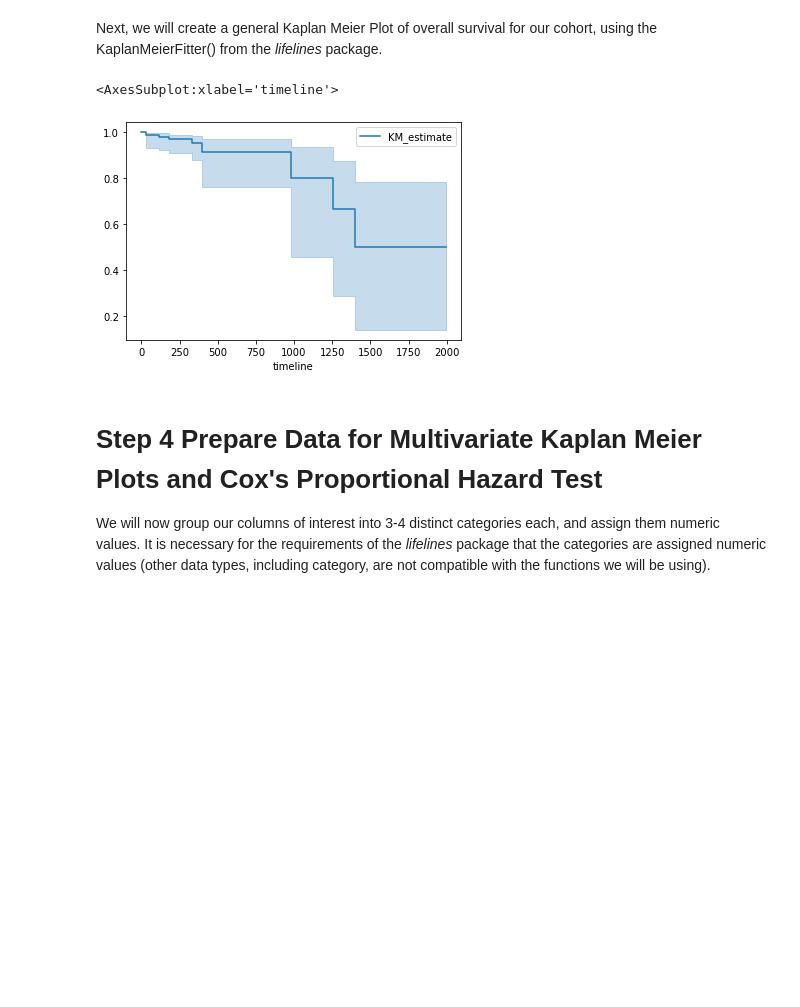
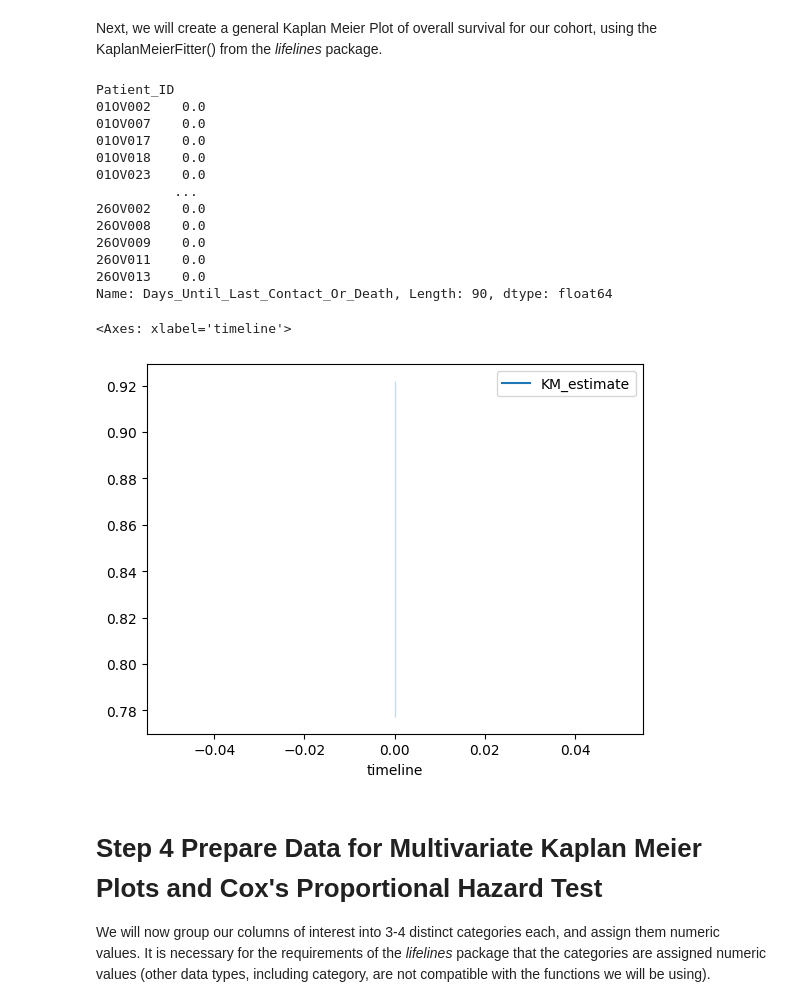
Before and after one commit to PayneLab/cptac, a Jupyter notebook: notebooks/usecase09_clinical_outcomes.ipynb, the cells around one changed output. Drawn from its saved outputs; the diff is of its cells as text; code cells hidden in the pictures; blank space fills up the shorter version.

```diff
--- a/notebooks/usecase09_clinical_outcomes.ipynb
+++ b/notebooks/usecase09_clinical_outcomes.ipynb
@@ -32,14 +32,11 @@ cols = list(clinical.columns)
 omics_genes = ['RAC2', 'PODXL']
 
 clinical_and_protein = ov.join_metadata_to_omics(metadata_name="clinical",
-                                                 metadata_source="awg",
+                                                 metadata_source="mssm",
                                                  metadata_cols=cols,
                                                  omics_name="proteomics",
-                                                 omics_source="awg",
+                                                 omics_source="umich",
                                                  omics_genes=omics_genes)
-
-clinical_and_protein = ut.reduce_multiindex(clinical_and_protein,
-                                            levels_to_drop="Database_ID")
 # %% [markdown]
 Next, we will rename the foreign key ("PPID" -> "Patient_ID") on the follow_up table to allow us to easily join that data with the dataframe of clinical and protein data
 # %%
@@ -64,14 +61,14 @@ clinical_and_protein
 # %%
 #Determine columns to focus on, and create a subset to work with
-columns_to_focus_on = ['Vital_Status',
-                       'Days_Between_Collection_And_Last_Contact',
-                       'Days_Between_Collection_And_Death',
-                       'Tumor_Stage_Ovary_FIGO']
+columns_to_focus_on = ['Survival status (1, dead; 0, alive)',
+                       'number_of_days_from_date_of_collection_to_date_of_last_contact',
+                       'number_of_days_from_date_of_collection_to_date_of_death',
+                       'tumor_stage_pathological']
 
 #This adds the protein data that we got from the clinical and proteomics join
 #so that it will be present in our subset of data to work with
 for i in range(len(omics_genes)):
-    omics_genes[i] += '_awg_proteomics'
+    omics_genes[i] += '_umich_proteomics'
     columns_to_focus_on.append(omics_genes[i])
 
 focus_group = clin_prot_follow[columns_to_focus_on].copy().drop_duplicates()
@@ -82,25 +79,38 @@ Kaplan Meier plots show us the probability of some event occuring over a given l
 We will start by finding all patients that have died during the follow-up period and update the column to contain boolean values, where True denotes that the event occurred ('Deceased'), and False denotes that it did not ('Living').  We will then combine the two columns containing timeframe data ('Days_Between_Collection_And_Last_Contact', and 'Days_Between_Collection_And_Death'), to help us with plotting survival curves. These steps are necessary to fit the requirements of the *lifelines* package.
 # %%
 #Make the Vital Status column boolean
-focus_group['Vital_Status'] = focus_group['Vital_Status'].replace('Living', False)
-focus_group['Vital_Status'] = focus_group['Vital_Status'].replace('Deceased', True)
-focus_group['Vital_Status'] = focus_group['Vital_Status'].astype('bool')
+focus_group['Survival status (1, dead; 0, alive)'] = focus_group['Survival status (1, dead; 0, alive)'].replace(0, False)
+focus_group['Survival status (1, dead; 0, alive)'] = focus_group['Survival status (1, dead; 0, alive)'].replace(1, True)
+focus_group['Survival status (1, dead; 0, alive)'] = focus_group['Survival status (1, dead; 0, alive)'].astype('bool')
 # %%
-cols = ['Days_Between_Collection_And_Last_Contact', 'Days_Between_Collection_And_Death']
+cols = ['number_of_days_from_date_of_collection_to_date_of_last_contact', 'number_of_days_from_date_of_collection_to_date_of_death']
 
-focus_group = focus_group.assign(Days_Until_Last_Contact_Or_Death=focus_group[cols].sum(1)).drop(cols, 1)
+focus_group = focus_group.assign(Days_Until_Last_Contact_Or_Death=focus_group[cols].sum(1)).drop(cols, axis=1)
 # %% [markdown]
 Next, we will create a general Kaplan Meier Plot of overall survival for our cohort, using the KaplanMeierFitter() from the *lifelines* package.
 # %%
 time = focus_group['Days_Until_Last_Contact_Or_Death']
-status = focus_group['Vital_Status']
+status = focus_group['Survival status (1, dead; 0, alive)']
 
 kmf = KaplanMeierFitter()
 kmf.fit(time, event_observed = status)
 kmf.plot()
 # %% [output]
-<AxesSubplot:xlabel='timeline'>
+Patient_ID
+01OV002    0.0
+01OV007    0.0
+01OV017    0.0
+01OV018    0.0
+01OV023    0.0
+          ...
+26OV002    0.0
+26OV008    0.0
+26OV009    0.0
+26OV011    0.0
+26OV013    0.0
+Name: Days_Until_Last_Contact_Or_Death, Length: 90, dtype: float64
+<Axes: xlabel='timeline'>
-[figure, old version]
+[figure, new version]
 # %% [markdown]
 # Step 4 Prepare Data for Multivariate Kaplan Meier Plots and Cox's Proportional Hazard Test
 We will now group our columns of interest into 3-4 distinct categories each, and assign them numeric values.  It is necessary for the requirements of the *lifelines* package that the categories are assigned numeric values (other data types, including category, are not compatible with the functions we will be using).
```
Also changed, not shown: parts of 14 cells of this notebook, 4 other files.
